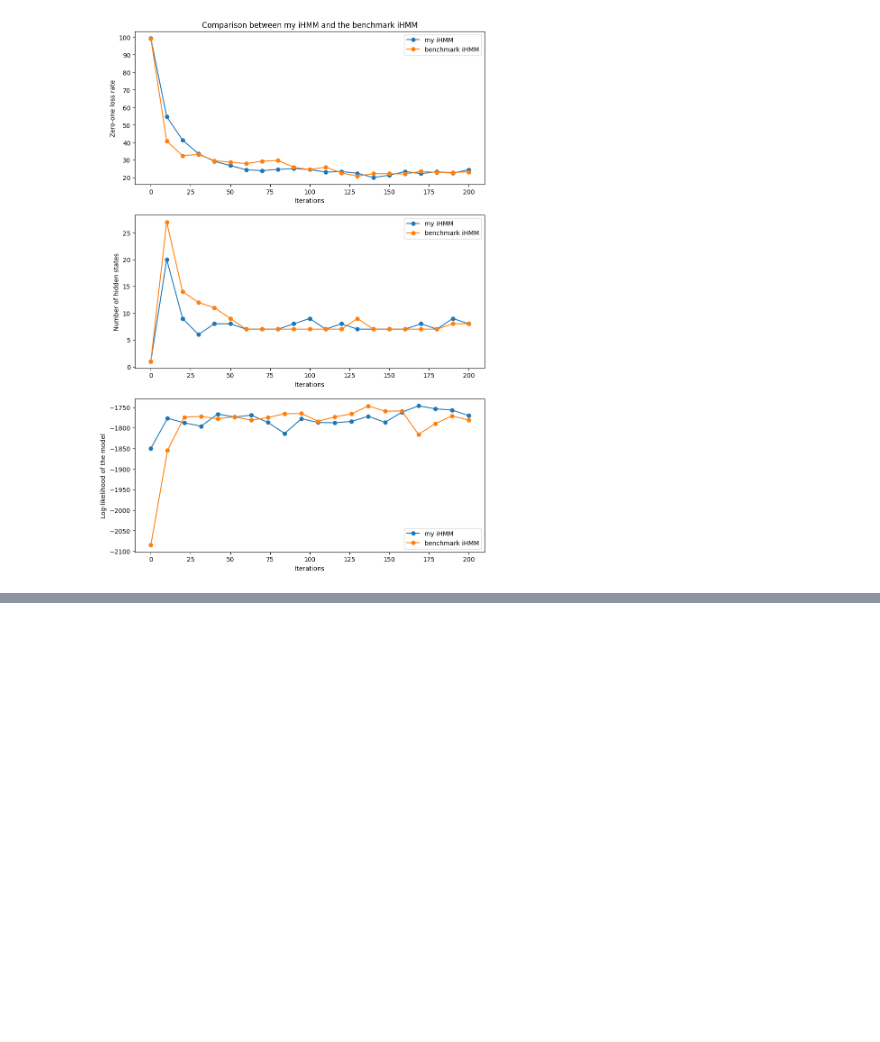
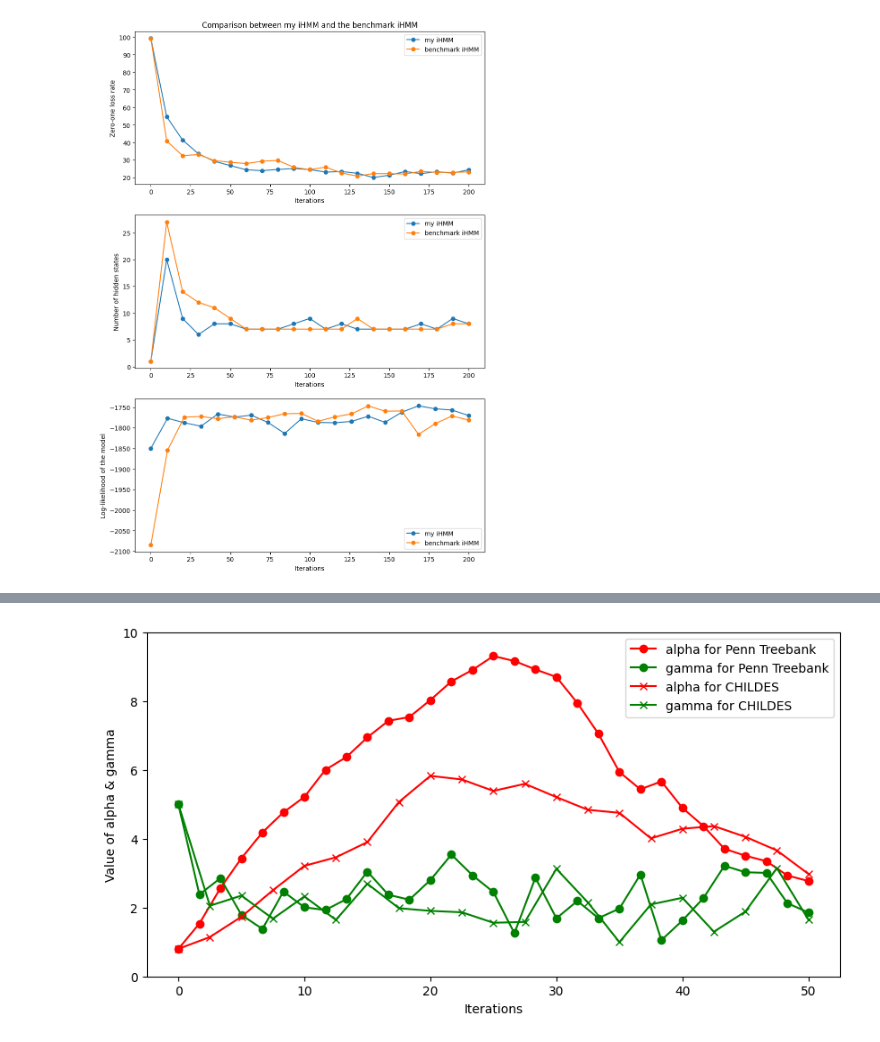
Before and after one commit to libinglun/Part-II-Project, a Jupyter notebook: graph/graph.ipynb, the cells around one changed output, grey strips where cells are left out. Saved outputs shown, nothing was run; the diff lists cells and outputs as text; code cells hidden in the pictures; blank space fills up the shorter version.

```diff
--- a/graph/graph.ipynb
+++ b/graph/graph.ipynb
@@ -151,0 +261,43 @@ plot(ptb_sampled_states, ptb_fixed_states, childes_sampled_states, childes_fixed
+# %%
+def plot(data1, data2, data3, data4, num1, num2, y_label):
+    x1 = np.linspace(0, 50, num1)
+    x2 = np.linspace(0, 50, num2)
+    plt.figure(figsize=(10, 5))
+    plt.plot(x1, data1, 'ro-')
+    plt.plot(x1, data2, 'go-')
+    plt.plot(x2, data3, 'rx-')
+    plt.plot(x2, data4, 'gx-')
+
+    plt.title("")
+    plt.xlabel('Iterations')
+    plt.ylabel(y_label)
+    plt.ylim(0, 10)
+
+    plt.legend(['alpha for Penn Treebank', 'gamma for Penn Treebank', 'alpha for CHILDES', 'gamma for CHILDES'])
+
+    plt.show()
+# %%
+ptb_alpha=  [0.8       , 1.53501765, 2.56334837, 3.43182242, 4.1825933 ,
+       4.76573091, 5.21384409, 6.00283318, 6.37186186, 6.94406582,
+       7.42579112, 7.53528547, 8.02965426, 8.56987143, 8.90275238,
+       9.30665334, 9.16216426, 8.9187885 , 8.69756971, 7.94189885,
+       7.04955864, 5.93803284, 5.43527443, 5.66514995, 4.89620323,
+       4.36817766, 3.70883139, 3.50509608, 3.34687783, 2.93069617,
+       2.77061412]
+ptb_gamma= [5.        , 2.37909536, 2.85414202, 1.78853161, 1.37653838,
+       2.46438209, 2.00638882, 1.92855646, 2.24437846, 3.044678  ,
+       2.37032841, 2.22803886, 2.79943812, 3.53917421, 2.94020543,
+       2.44985285, 1.25308984, 2.8650661 , 1.68734229, 2.19245323,
+       1.69230744, 1.97002699, 2.96058688, 1.05329991, 1.62188377,
+       2.27323907, 3.21317311, 3.02595289, 3.00703537, 2.12505488,
+       1.85778595]
+childes_alpha = [0.8       , 1.14383264, 1.73269884, 2.50407561, 3.21209624,
+       3.45923337, 3.90312486, 5.06725225, 5.82653826, 5.72048981,
+       5.38834766, 5.59554202, 5.20880017, 4.83901332, 4.75148176,
+       4.00964739, 4.289705  , 4.36632005, 4.05486802, 3.65973135,
+       2.97663028]
+childes_gamma= [5.        , 2.05251172, 2.34634302, 1.67647807, 2.32206266,
+       1.64226994, 2.69126567, 1.98191663, 1.90397073, 1.86279195,
+       1.55812909, 1.58279853, 3.12474826, 2.1480187 , 0.99568844,
+       2.09075169, 2.28414977, 1.29777657, 1.88275759, 3.14558458,
+       1.64722269]
@@ -151,0 +322,4 @@ plot(ptb_sampled_states, ptb_fixed_states, childes_sampled_states, childes_fixed
+# %%
+plot(ptb_alpha, ptb_gamma, childes_alpha, childes_gamma, 31, 21, 'Value of alpha & gamma')
+# %% [output]
+[figure, added]
```
Also changed, not shown: parts of 16 cells of this notebook, 10 other files.
